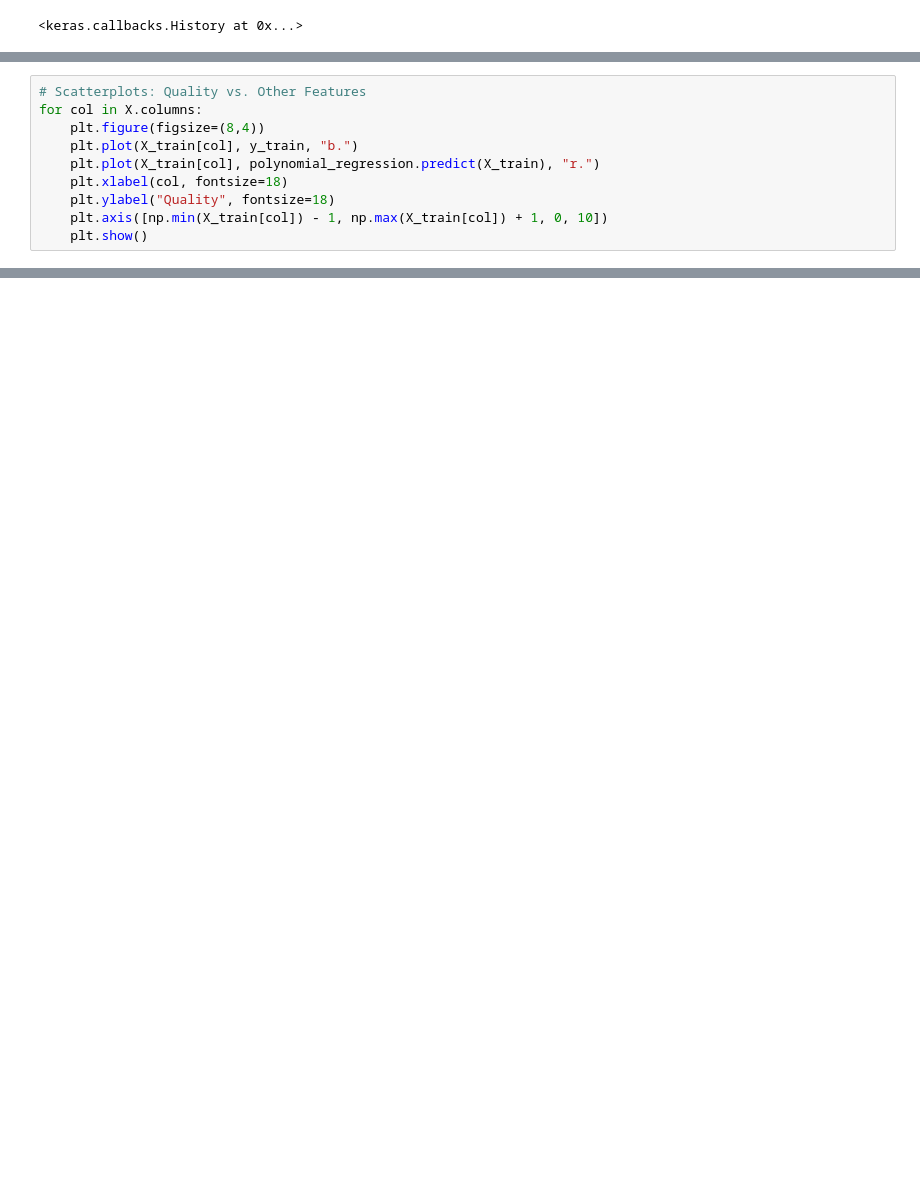
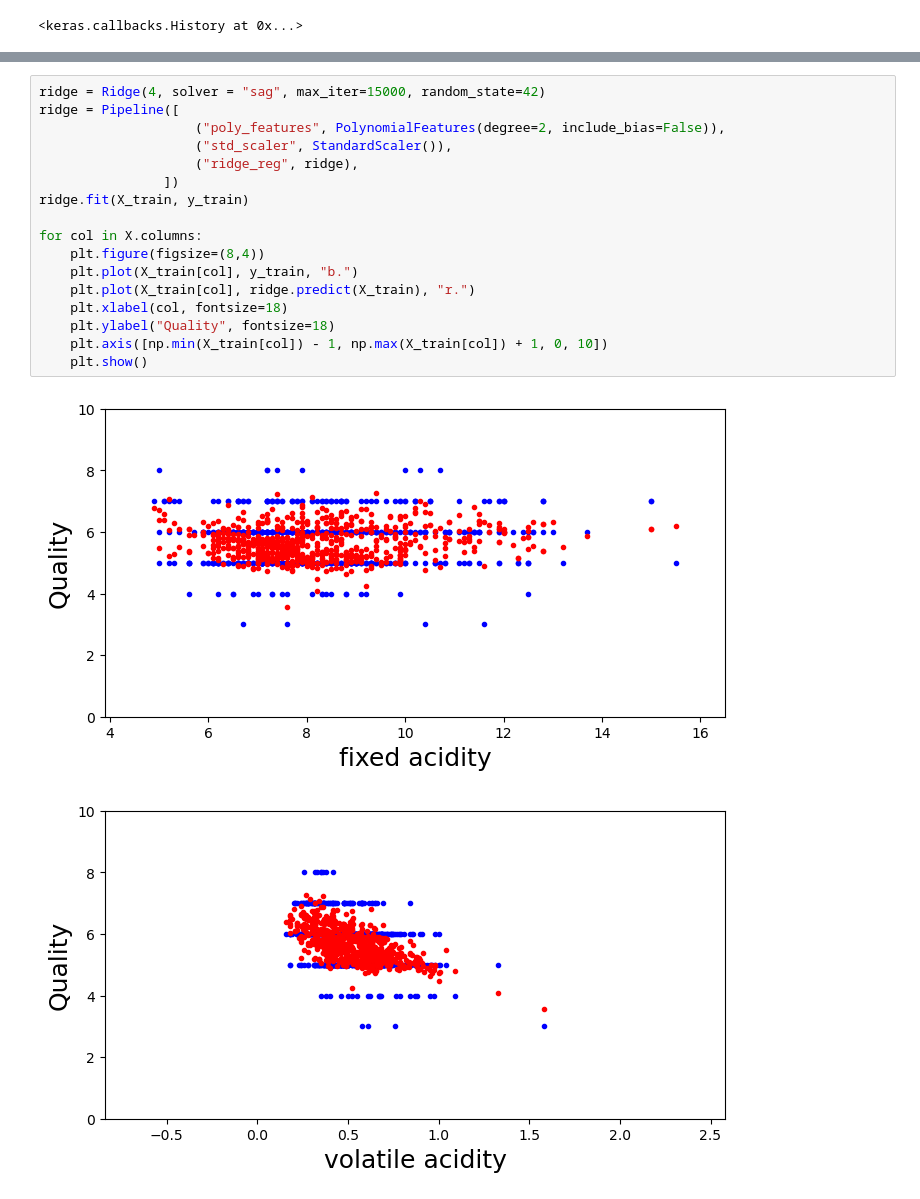
Before and after one commit to jimmy-Gamboli/WineQuality_ML, a Jupyter notebook: CSC 4505 Project - Wine Quality - Jimmy, Michael, Noah.ipynb, the cells around one changed output, grey strips where cells are left out. Drawn from its saved outputs; the diff is of its cells as text; blank space fills up the shorter version.

Commit message:
remove poly regression, organize ridge code

```diff
--- a/CSC 4505 Project - Wine Quality - Jimmy, Michael, Noah.ipynb
+++ b/CSC 4505 Project - Wine Quality - Jimmy, Michael, Noah.ipynb
@@ -261,10 +234,0 @@ mean_squared_error(y_val, polynomial_regression.predict(X_val))
-# %%
-# Scatterplots: Quality vs. Other Features
-for col in X.columns:
-    plt.figure(figsize=(8,4))
-    plt.plot(X_train[col], y_train, "b.")
-    plt.plot(X_train[col], polynomial_regression.predict(X_train), "r.")
-    plt.xlabel(col, fontsize=18)
-    plt.ylabel("Quality", fontsize=18)
-    plt.axis([np.min(X_train[col]) - 1, np.max(X_train[col]) + 1, 0, 10])
-    plt.show()
@@ -303,0 +256,20 @@ for i in range(1, 5):
+# %%
+ridge = Ridge(4, solver = "sag", max_iter=15000, random_state=42)
+ridge = Pipeline([
+                    ("poly_features", PolynomialFeatures(degree=2, include_bias=False)),
+                    ("std_scaler", StandardScaler()),
+                    ("ridge_reg", ridge),
+                ])
+ridge.fit(X_train, y_train)
+
+for col in X.columns:
+    plt.figure(figsize=(8,4))
+    plt.plot(X_train[col], y_train, "b.")
+    plt.plot(X_train[col], ridge.predict(X_train), "r.")
+    plt.xlabel(col, fontsize=18)
+    plt.ylabel("Quality", fontsize=18)
+    plt.axis([np.min(X_train[col]) - 1, np.max(X_train[col]) + 1, 0, 10])
+    plt.show()
+# %% [output]
+[figure, added]
+[figure, added]
```
Also changed, not shown: parts of 5 cells of this notebook.
